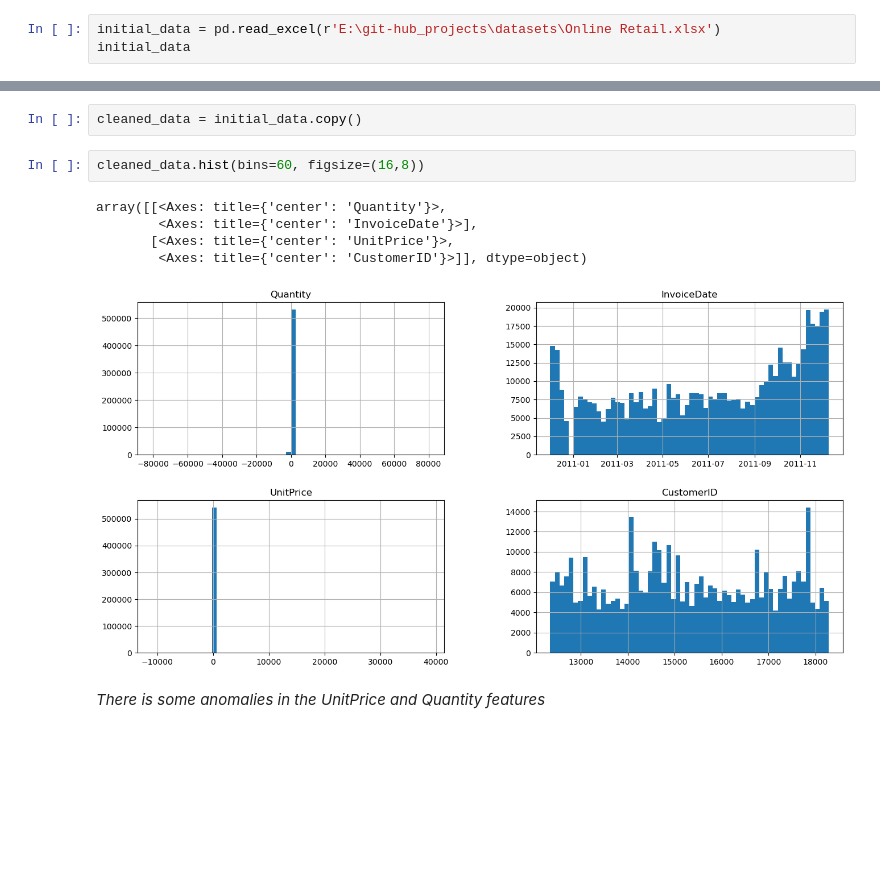
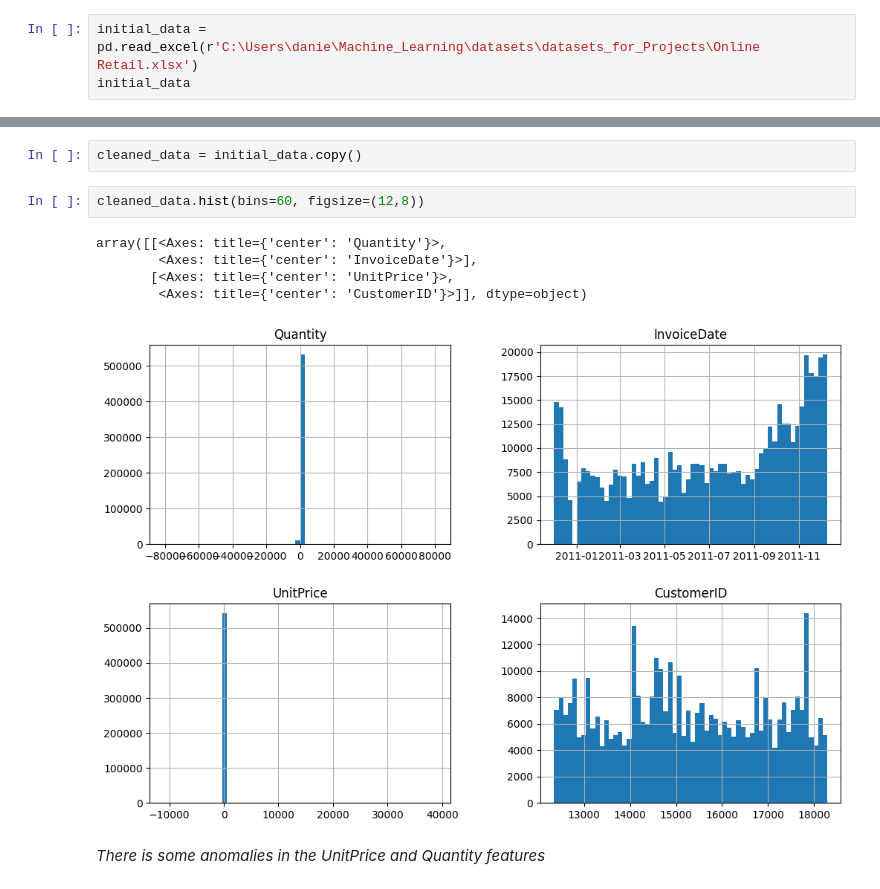
Before and after one commit to danielcamacho9712/E-commerce_Data_cleaning-exploration, a Jupyter notebook: project_data_cleaning.ipynb, the cells around one changed output, grey strips where cells are left out. Drawn from its saved outputs; the diff is of its cells as text; blank space fills up the shorter version.

Commit message:
Starting some data analysis

```diff
--- a/project_data_cleaning.ipynb
+++ b/project_data_cleaning.ipynb
@@ -8,7 +8,7 @@ import matplotlib.pyplot as plt
 # %% [markdown]
 *Importing the data*
 # %%
-initial_data = pd.read_excel(r'E:\git-hub_projects\datasets\Online Retail.xlsx')
+initial_data = pd.read_excel(r'C:\Users\danie\Machine_Learning\datasets\datasets_for_Projects\Online Retail.xlsx')
 initial_data
 # %% [output]
 |  | InvoiceNo | StockCode | Description | Quantity | InvoiceDate | UnitPrice | CustomerID | Country |
@@ -29,13 +29,13 @@ initial_data
 # %%
 cleaned_data = initial_data.copy()
 # %%
-cleaned_data.hist(bins=60, figsize=(16,8))
+cleaned_data.hist(bins=60, figsize=(12,8))
 # %% [output]
 array([[<Axes: title={'center': 'Quantity'}>,
         <Axes: title={'center': 'InvoiceDate'}>],
        [<Axes: title={'center': 'UnitPrice'}>,
         <Axes: title={'center': 'CustomerID'}>]], dtype=object)
-[figure, old version]
+[figure, new version]
 # %% [markdown]
 *There is some anomalies in the UnitPrice and Quantity features*
 # %%
```
Also changed, not shown: parts of 12 cells of this notebook.
